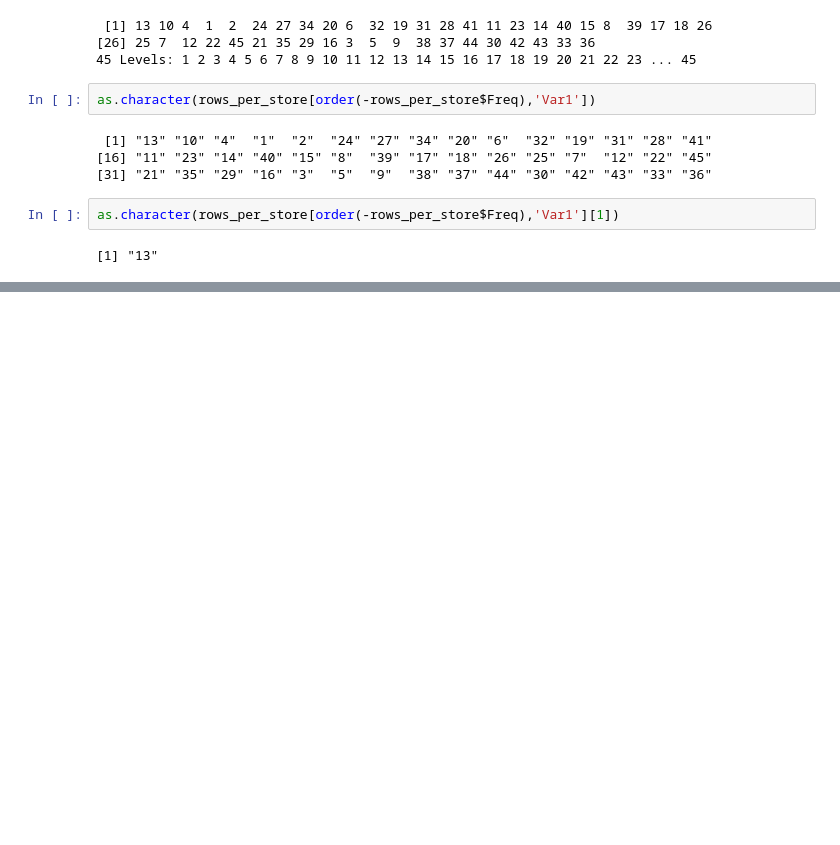
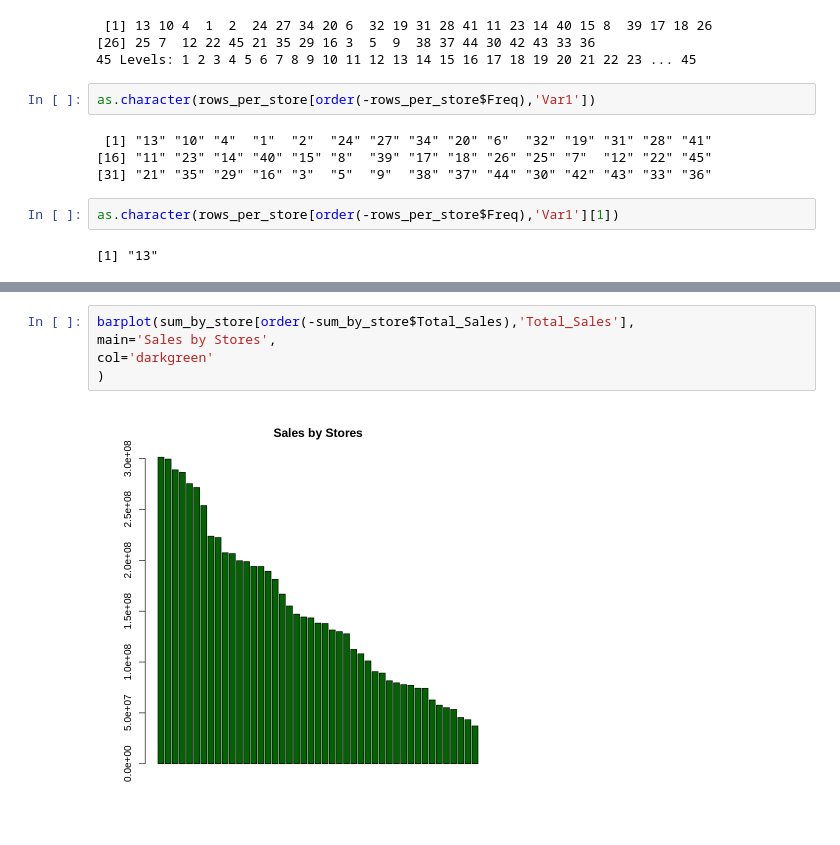
Before and after one commit to Pepcoders/Business-Analytics-Content, a Jupyter notebook: class_21_feb.ipynb, the cells around one changed output, grey strips where cells are left out. Cells and saved outputs as stored; diff of their text form; blank space fills up the shorter version.

```diff
--- a/class_21_feb.ipynb
+++ b/class_21_feb.ipynb
@@ -97,0 +122,7 @@ as.character(rows_per_store[order(-rows_per_store$Freq),'Var1'][1])
+# %%
+barplot(sum_by_store[order(-sum_by_store$Total_Sales),'Total_Sales'],
+main='Sales by Stores',
+col='darkgreen'
+)
+# %% [output]
+[figure, added]
```
Also changed, not shown: parts of 15 cells of this notebook.
